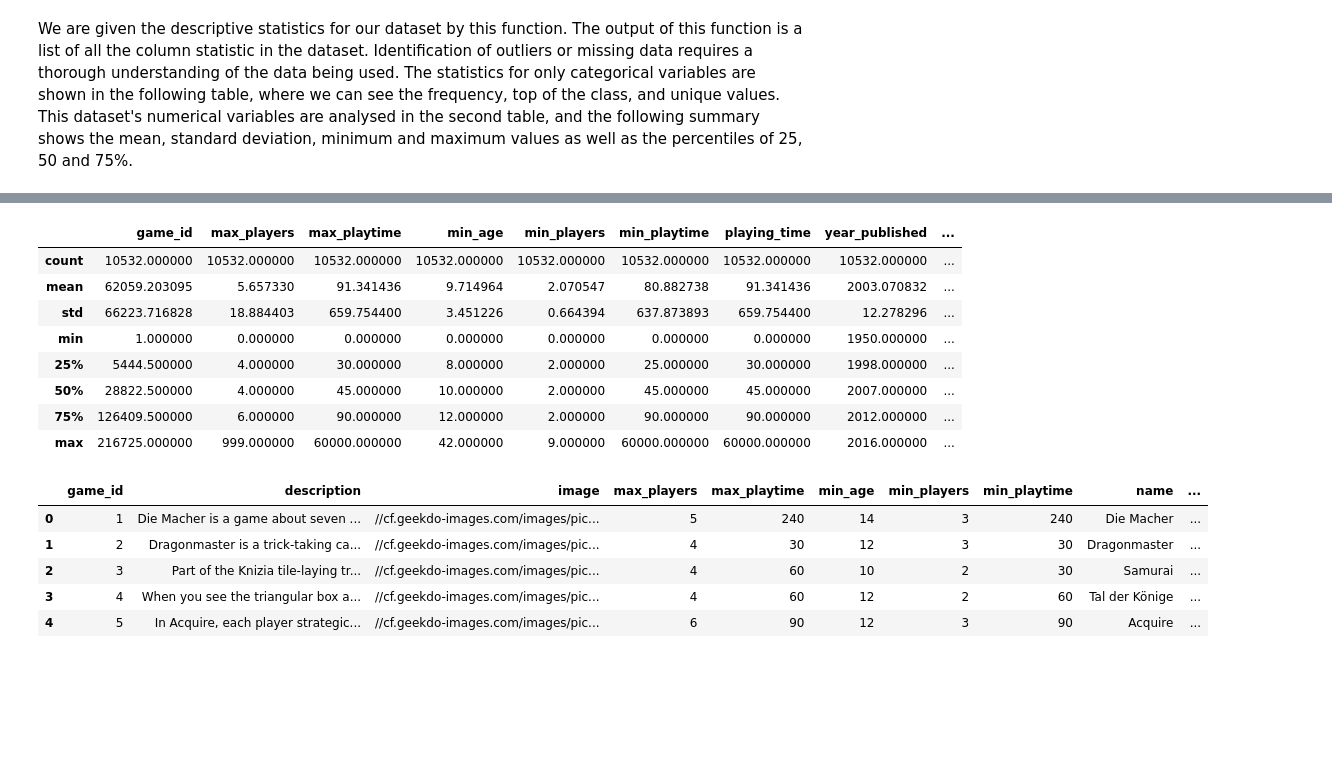
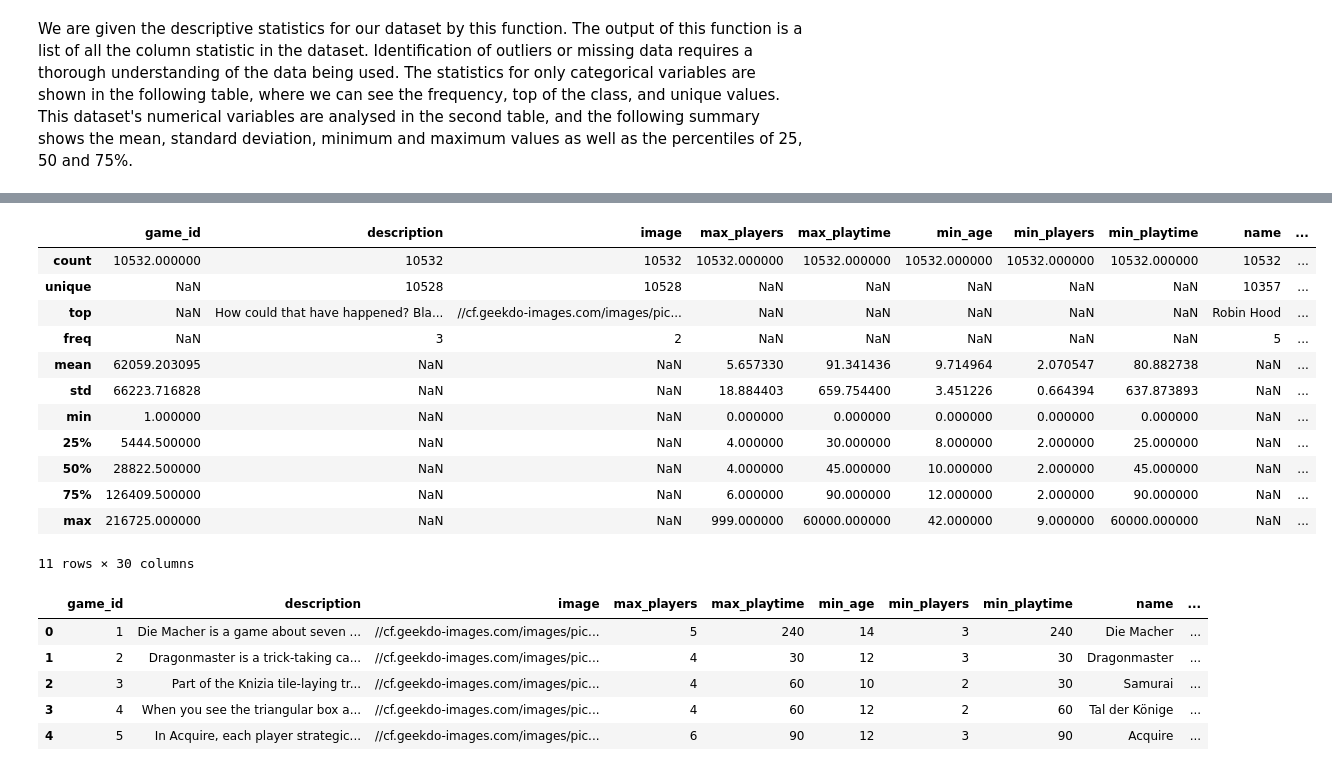
Before and after one commit to netoeca/DATA-VISUALIZATION, a Jupyter notebook: Ernesto_Castro_DVisHDip_CA1.ipynb, the cells around one changed output, grey strips where cells are left out. Saved outputs shown, nothing was run; the diff lists cells and outputs as text; code cells hidden in the pictures; blank space fills up the shorter version.

```diff
--- a/Ernesto_Castro_DVisHDip_CA1.ipynb
+++ b/Ernesto_Castro_DVisHDip_CA1.ipynb
@@ -98,17 +98,21 @@ df.describe(include=object)
 | top | How could that have happened? Bla... | //cf.geekdo-images.com/images/pic... | Robin Hood | //cf.geekdo-images.com/images/pic... | Franz Vohwinkel | Wargame,World War II | Traveller: The Classic Games, Gam... | (Uncredited) | Règlement de l'An XXX,Regulations... | ... |
 | freq | 3 | 2 | 5 | 2 | 166 | 449 | 8 | 558 | 7 | ... |
 # %%
-df.describe()
+df.describe(include='all')
 # %% [output]
-|  | game_id | max_players | max_playtime | min_age | min_players | min_playtime | playing_time | year_published | ... |
-| count | 10532.000000 | 10532.000000 | 10532.000000 | 10532.000000 | 10532.000000 | 10532.000000 | 10532.000000 | 10532.000000 | ... |
-| mean | 62059.203095 | 5.657330 | 91.341436 | 9.714964 | 2.070547 | 80.882738 | 91.341436 | 2003.070832 | ... |
-| std | 66223.716828 | 18.884403 | 659.754400 | 3.451226 | 0.664394 | 637.873893 | 659.754400 | 12.278296 | ... |
-| min | 1.000000 | 0.000000 | 0.000000 | 0.000000 | 0.000000 | 0.000000 | 0.000000 | 1950.000000 | ... |
-| 25% | 5444.500000 | 4.000000 | 30.000000 | 8.000000 | 2.000000 | 25.000000 | 30.000000 | 1998.000000 | ... |
-| 50% | 28822.500000 | 4.000000 | 45.000000 | 10.000000 | 2.000000 | 45.000000 | 45.000000 | 2007.000000 | ... |
-| 75% | 126409.500000 | 6.000000 | 90.000000 | 12.000000 | 2.000000 | 90.000000 | 90.000000 | 2012.000000 | ... |
-| max | 216725.000000 | 999.000000 | 60000.000000 | 42.000000 | 9.000000 | 60000.000000 | 60000.000000 | 2016.000000 | ... |
+|  | game_id | description | image | max_players | max_playtime | min_age | min_players | min_playtime | name | ... |
+| count | 10532.000000 | 10532 | 10532 | 10532.000000 | 10532.000000 | 10532.000000 | 10532.000000 | 10532.000000 | 10532 | ... |
+| unique | NaN | 10528 | 10528 | NaN | NaN | NaN | NaN | NaN | 10357 | ... |
+| top | NaN | How could that have happened? Bla... | //cf.geekdo-images.com/images/pic... | NaN | NaN | NaN | NaN | NaN | Robin Hood | ... |
+| freq | NaN | 3 | 2 | NaN | NaN | NaN | NaN | NaN | 5 | ... |
+| mean | 62059.203095 | NaN | NaN | 5.657330 | 91.341436 | 9.714964 | 2.070547 | 80.882738 | NaN | ... |
+| std | 66223.716828 | NaN | NaN | 18.884403 | 659.754400 | 3.451226 | 0.664394 | 637.873893 | NaN | ... |
+| min | 1.000000 | NaN | NaN | 0.000000 | 0.000000 | 0.000000 | 0.000000 | 0.000000 | NaN | ... |
+| 25% | 5444.500000 | NaN | NaN | 4.000000 | 30.000000 | 8.000000 | 2.000000 | 25.000000 | NaN | ... |
+| 50% | 28822.500000 | NaN | NaN | 4.000000 | 45.000000 | 10.000000 | 2.000000 | 45.000000 | NaN | ... |
+| 75% | 126409.500000 | NaN | NaN | 6.000000 | 90.000000 | 12.000000 | 2.000000 | 90.000000 | NaN | ... |
+| max | 216725.000000 | NaN | NaN | 999.000000 | 60000.000000 | 42.000000 | 9.000000 | 60000.000000 | NaN | ... |
+11 rows × 30 columns
 # %%
 df.head()
 # %% [output]
```
Also changed, not shown: parts of 9 cells of this notebook.
